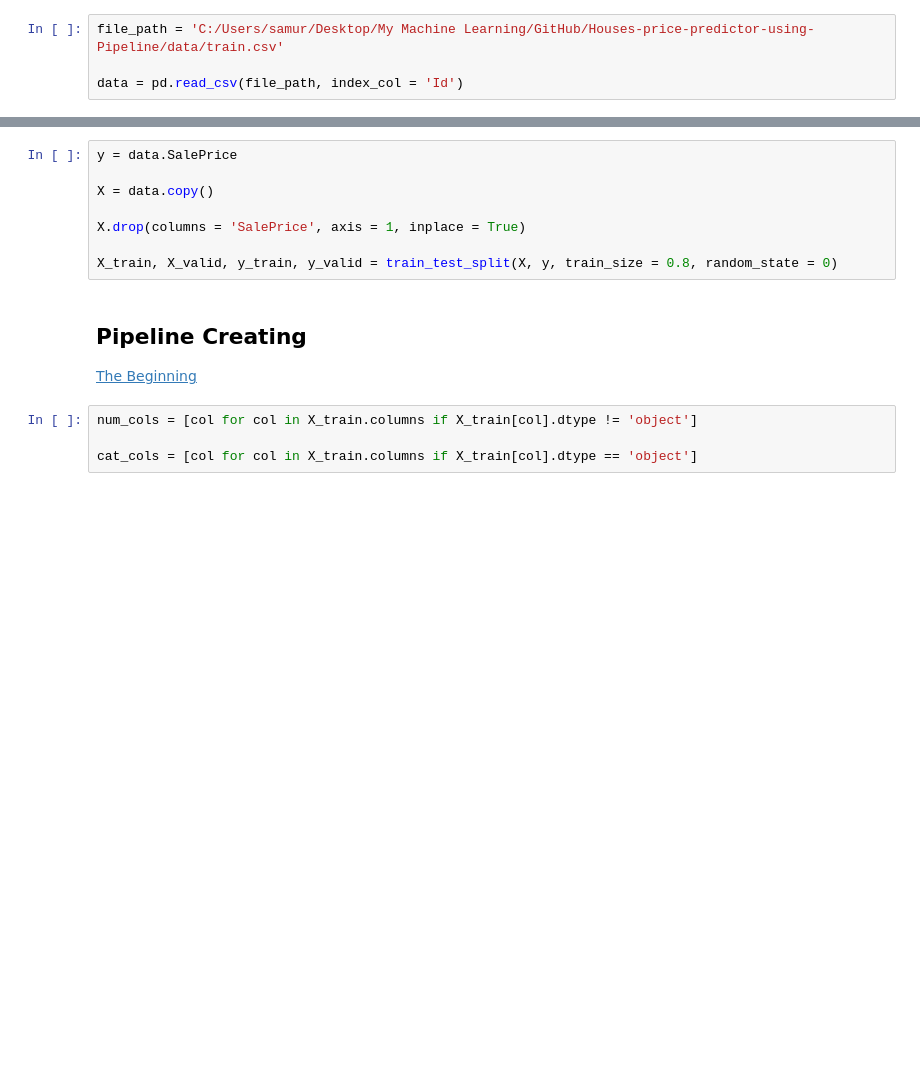
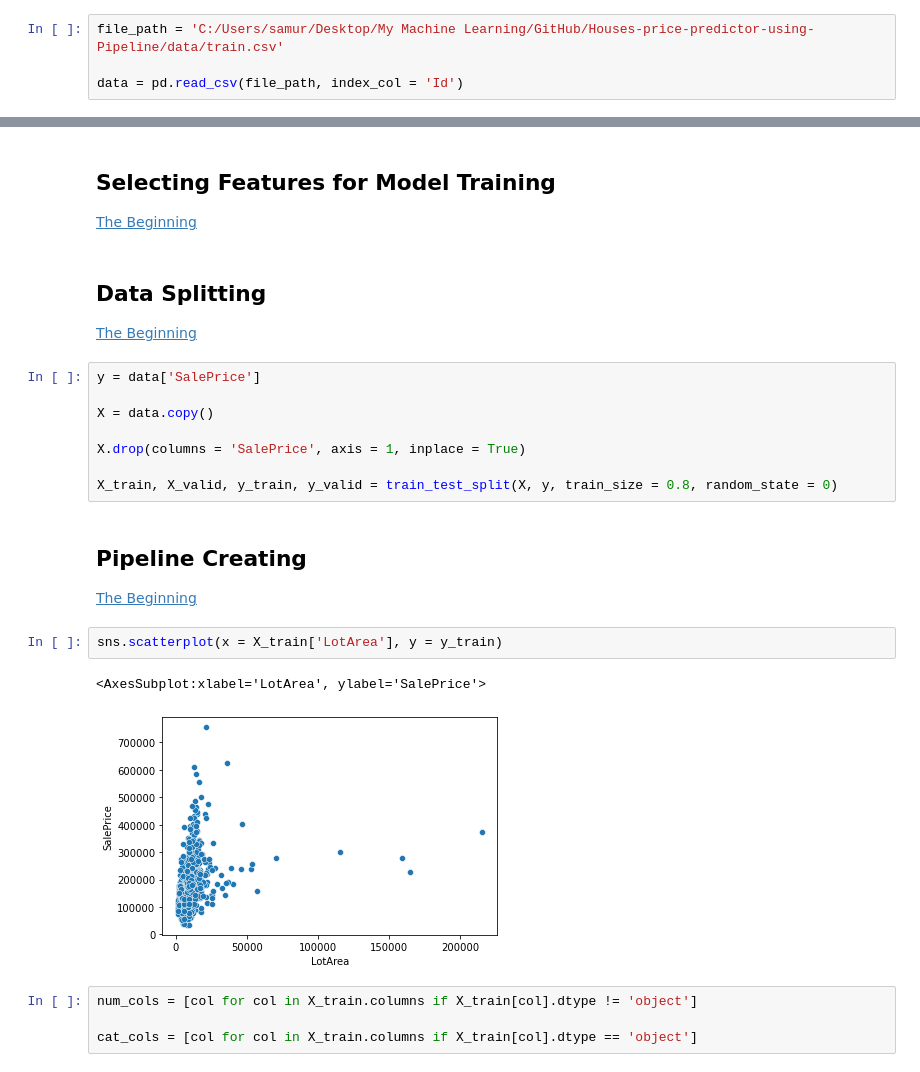
Before and after one commit to KorniiVlasenko/House-Price-Predictor-ML-Regression, a Jupyter notebook: Notebooks/Houses Price predictor.ipynb, the cells around one changed output, grey strips where cells are left out. Cells and saved outputs as stored; diff of their text form; blank space fills up the shorter version.

```diff
--- a/Houses Price predictor.ipynb
+++ b/Notebooks/Houses Price predictor.ipynb
@@ -86,15 +78,28 @@ Length: 80, dtype: object
+# %% [markdown]
+## Selecting Features for Model Training<a name = 'features_selection'></a>
+
+[The Beginning](#beginning)
+# %% [markdown]
+## Data Splitting<a name = 'splitting'></a>
+
+[The Beginning](#beginning)
 # %%
-y = data.SalePrice
+y = data['SalePrice']
 
 X = data.copy()
 
 X.drop(columns = 'SalePrice', axis = 1, inplace = True)
 
 X_train, X_valid, y_train, y_valid = train_test_split(X, y, train_size = 0.8, random_state = 0)
-# %% [markdown]
-## Pipeline Creating<a name = 'pipeline'></a>
-
-[The Beginning](#beginning)
+# %% [markdown]
+## Pipeline Creating<a name = 'pipeline'></a>
+
+[The Beginning](#beginning)
+# %%
+sns.scatterplot(x = X_train['LotArea'], y = y_train)
+# %% [output]
+<AxesSubplot:xlabel='LotArea', ylabel='SalePrice'>
+[figure, added]
 # %%
 num_cols = [col for col in X_train.columns if X_train[col].dtype != 'object']
 
```
Also changed, not shown: parts of 13 cells of this notebook, 2 other files.
